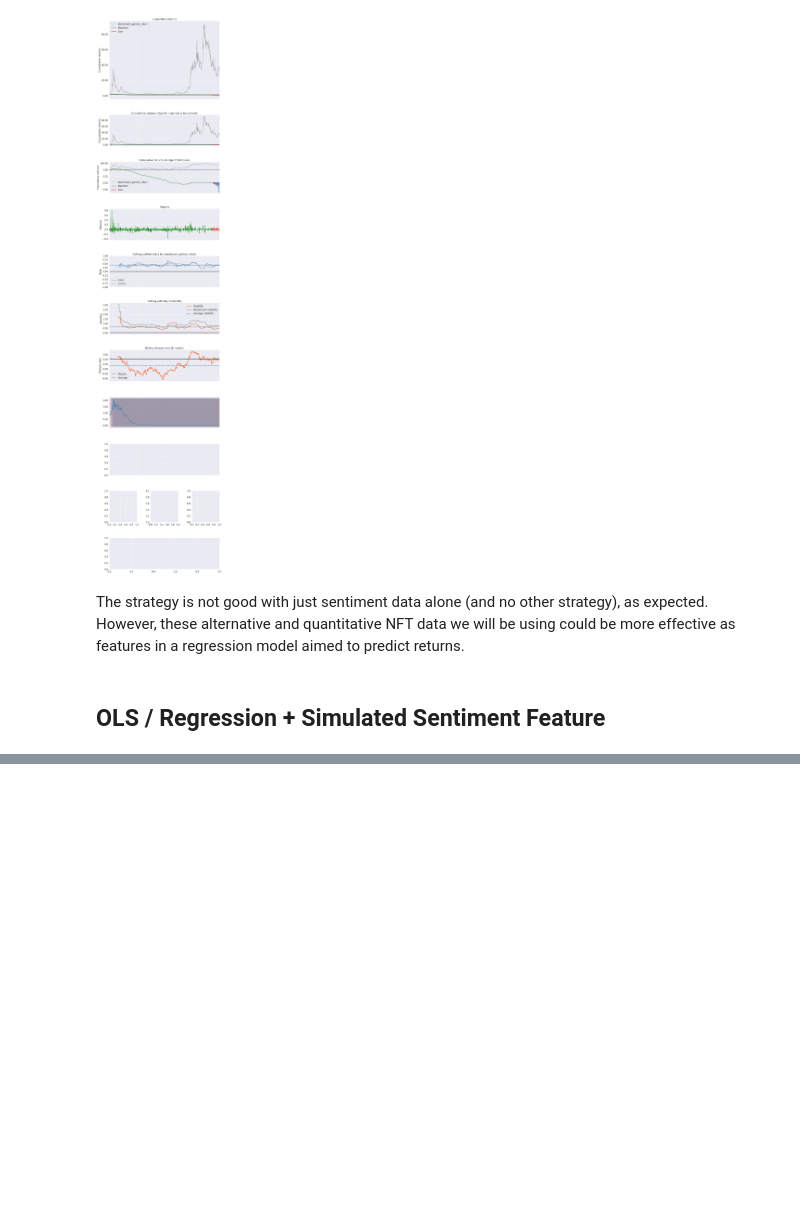
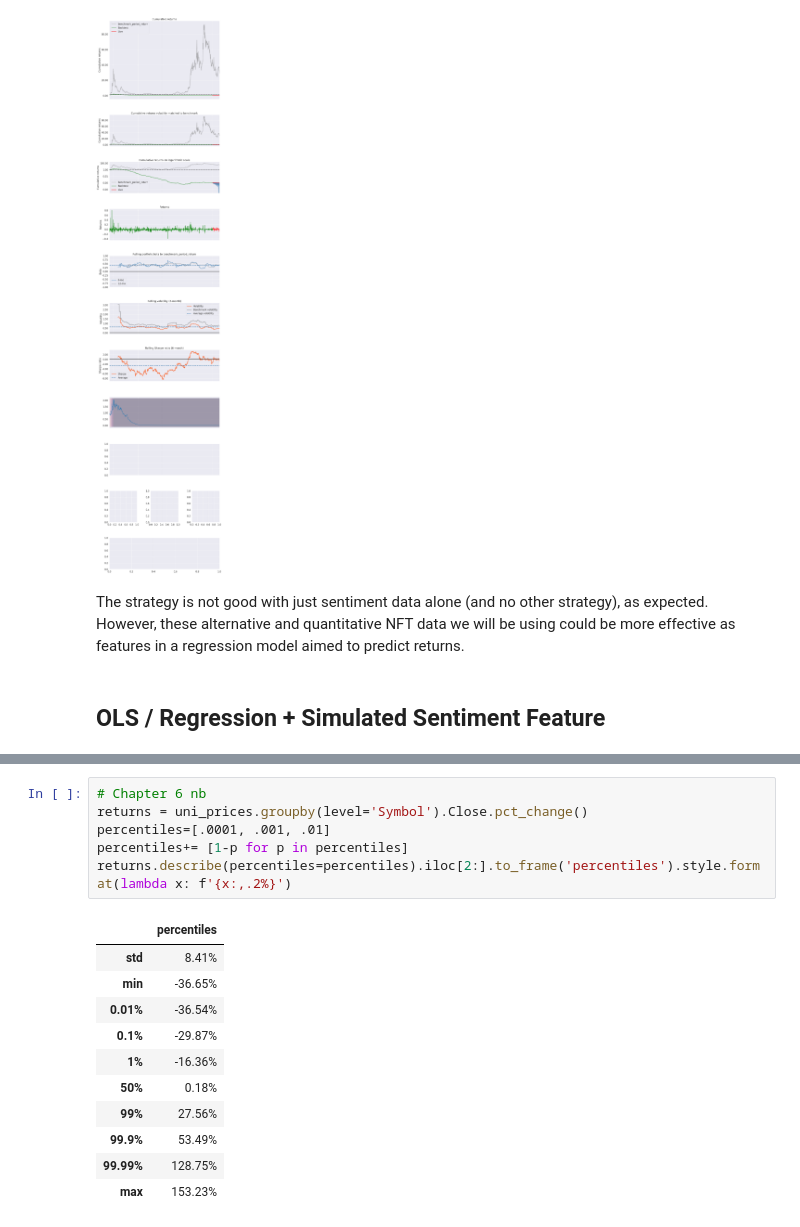
Before and after one commit to amicha02/ape_mining, a Jupyter notebook: notebooks/2.0-mw-pipeline-test.ipynb, the cells around one changed output, grey strips where cells are left out. Drawn from its saved outputs; the diff is of its cells as text; blank space fills up the shorter version.

```diff
--- a/notebooks/2.0-mw-pipeline-test.ipynb
+++ b/notebooks/2.0-mw-pipeline-test.ipynb
@@ -250,0 +322,18 @@ pd.concat([pd.read_csv(os.path.join(data_path,file)) for file in os.listdir(data
+# %%
+# Chapter 6 nb
+returns = uni_prices.groupby(level='Symbol').Close.pct_change()
+percentiles=[.0001, .001, .01]
+percentiles+= [1-p for p in percentiles]
+returns.describe(percentiles=percentiles).iloc[2:].to_frame('percentiles').style.format(lambda x: f'{x:,.2%}')
+# %% [output]
+|  | percentiles |
+| std | 8.41% |
+| min | -36.65% |
+| 0.01% | -36.54% |
+| 0.1% | -29.87% |
+| 1% | -16.36% |
+| 50% | 0.18% |
+| 99% | 27.56% |
+| 99.9% | 53.49% |
+| 99.99% | 128.75% |
+| max | 153.23% |
```
Also changed, not shown: parts of 24 cells of this notebook.
